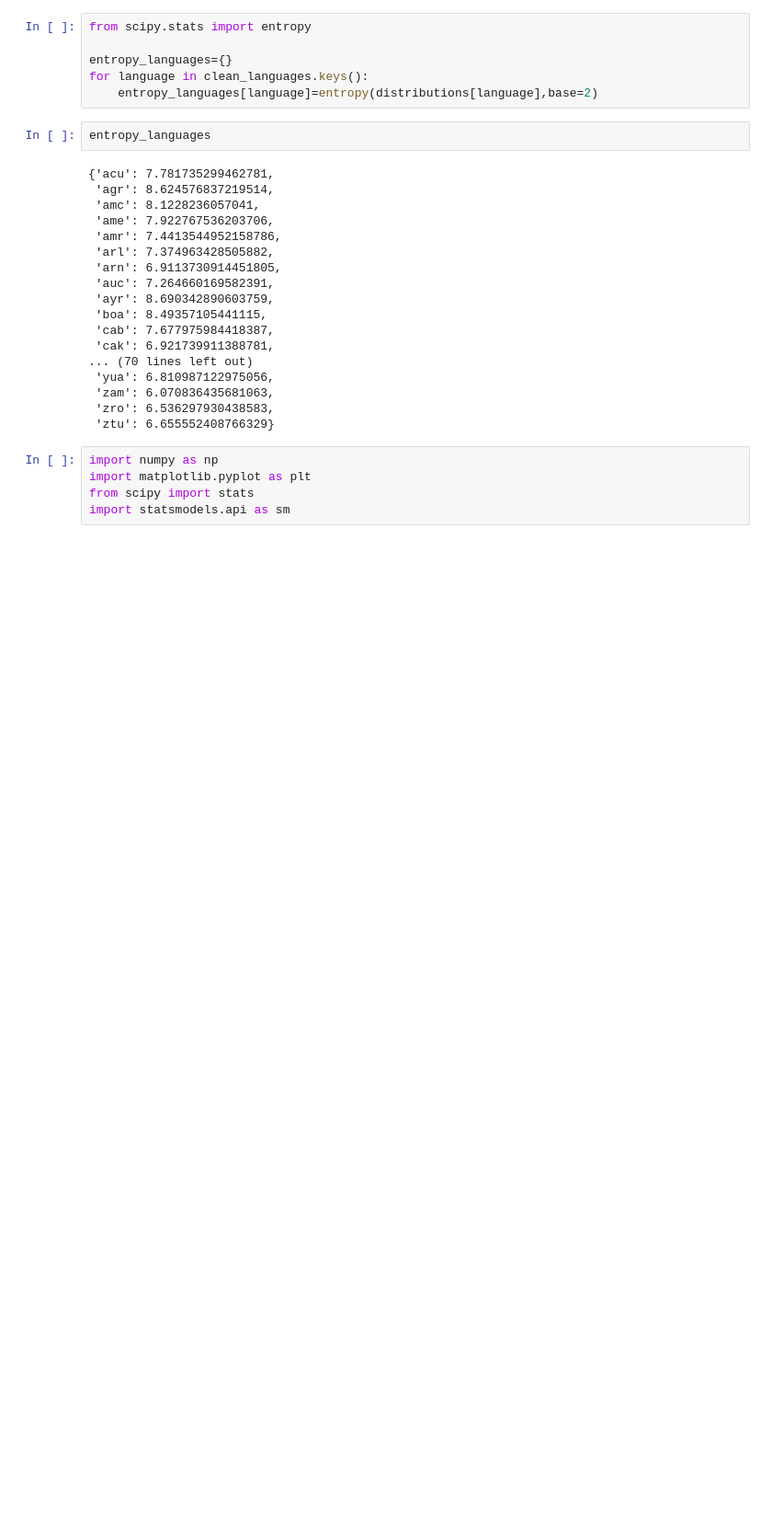
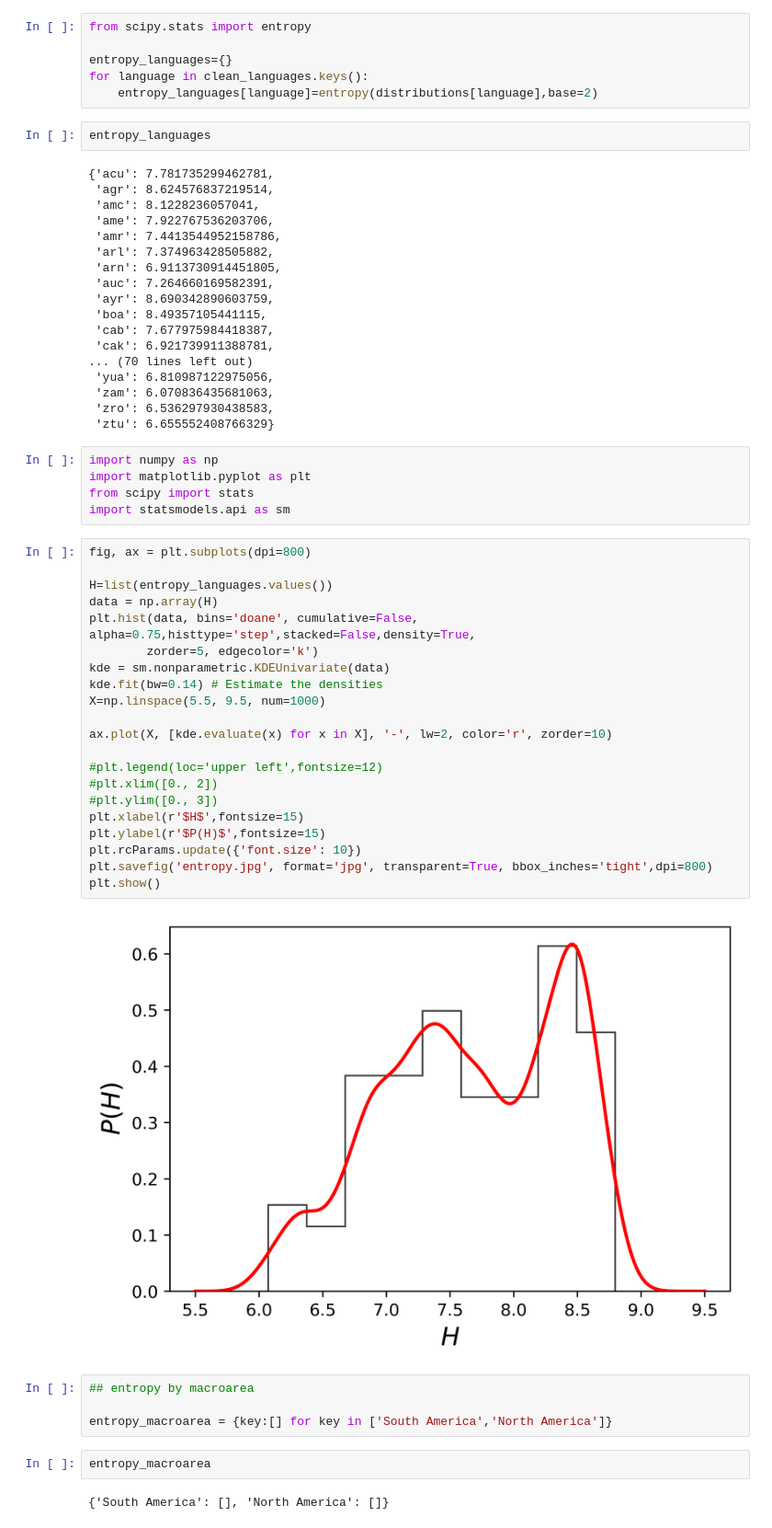
Before and after one commit to javiervz/laplacian-indigenous, a Jupyter notebook: laplacian-indigenous-classification.ipynb, the cells around one changed output. Shown at 92% size. Drawn from its saved outputs; the diff is of its cells as text; blank space fills up the shorter version.

Commit message:
spectrum macroarea

```diff
--- a/laplacian-indigenous-classification.ipynb
+++ b/laplacian-indigenous-classification.ipynb
@@ -222,3 +222,34 @@ import numpy as np
 import matplotlib.pyplot as plt
 from scipy import stats
 import statsmodels.api as sm
+# %%
+fig, ax = plt.subplots(dpi=800)
+
+H=list(entropy_languages.values())
+data = np.array(H)
+plt.hist(data, bins='doane', cumulative=False, alpha=0.75,histtype='step',stacked=False,density=True,
+        zorder=5, edgecolor='k')
+kde = sm.nonparametric.KDEUnivariate(data)
+kde.fit(bw=0.14) # Estimate the densities
+X=np.linspace(5.5, 9.5, num=1000)
+
+ax.plot(X, [kde.evaluate(x) for x in X], '-', lw=2, color='r', zorder=10)
+
+#plt.legend(loc='upper left',fontsize=12)
+#plt.xlim([0., 2])
+#plt.ylim([0., 3])
+plt.xlabel(r'$H$',fontsize=15)
+plt.ylabel(r'$P(H)$',fontsize=15)
+plt.rcParams.update({'font.size': 10})
+plt.savefig('entropy.jpg', format='jpg', transparent=True, bbox_inches='tight',dpi=800)
+plt.show()
+# %% [output]
+[figure, added]
+# %%
+## entropy by macroarea
+
+entropy_macroarea = {key:[] for key in ['South America','North America']}
+# %%
+entropy_macroarea
+# %% [output]
+{'South America': [], 'North America': []}
```
Also changed, not shown: parts of 18 cells of this notebook, 1 other file.
